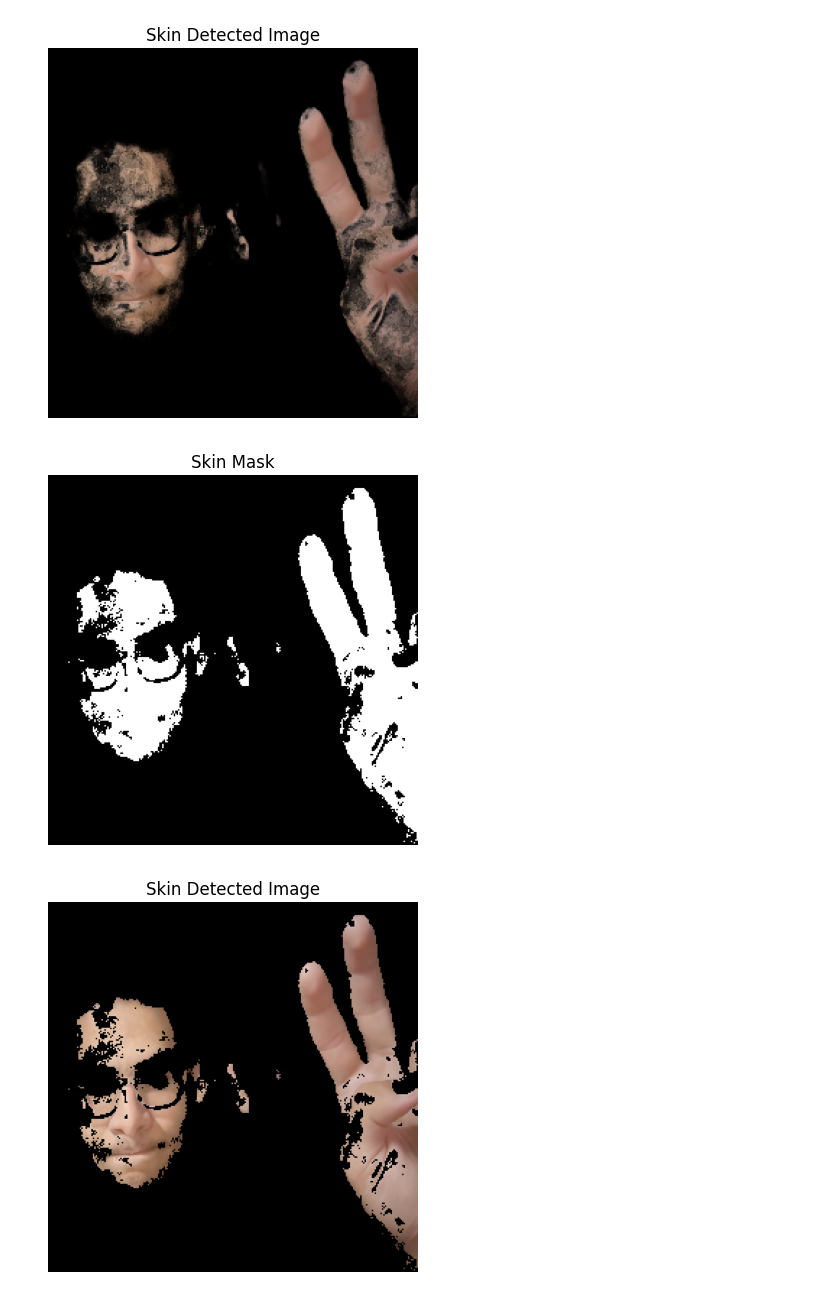
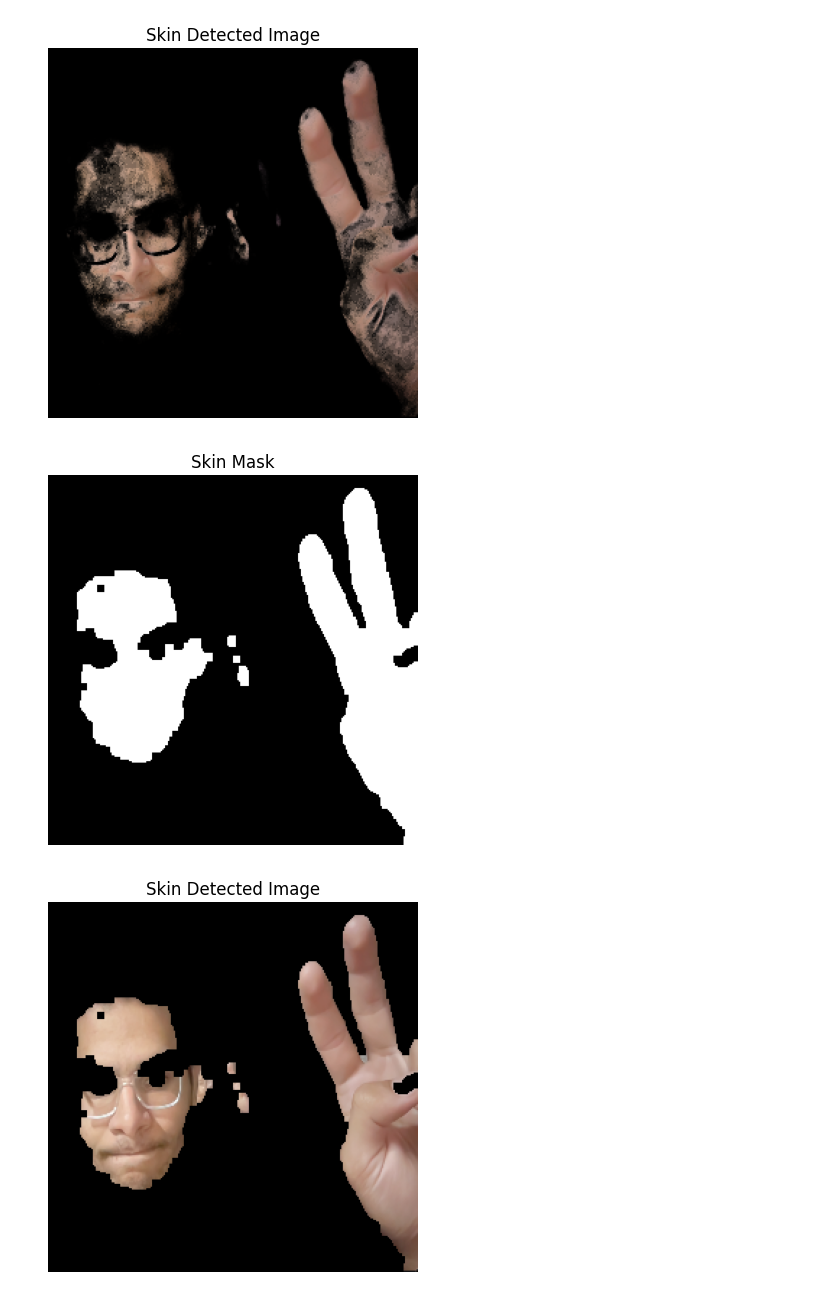
Before and after one commit to zizoisprogramming/Paint-A-Distance, a Jupyter notebook: gaussian_trial.ipynb, the cells around one changed output. Saved outputs shown, nothing was run; the diff lists cells and outputs as text; code cells hidden in the pictures.

Commit message:
Adding morphology, trying to remove face

```diff
--- a/gaussian_trial.ipynb
+++ b/gaussian_trial.ipynb
@@ -48,13 +49,23 @@ nonSkinCov = cov[2]
 # %%
 def prob_c_label(C, mean, cov):
     C = np.array(C)
-    C = C - mean
-    return np.exp(-0.5 * np.dot(C.T,np.dot(np.linalg.inv(cov), C))) / (2 * np.pi * np.sqrt(np.linalg.det(cov)))
+    mean = np.array(mean)
+    cov = np.array(cov)
+    C_diff = C - mean
+    inv_cov = np.linalg.inv(cov)
+    prob = np.exp(-0.5 * np.sum(np.dot(C_diff.T, inv_cov) * C_diff))
+    norm_factor = np.sqrt(np.linalg.det(cov) * (2 * np.pi) ** C.shape[0])
+    return prob / norm_factor
 def prob_skin_c(C, skinMean, skinCov, nonSkinMean, nonSkinCov):
     probCskin = prob_c_label(C, skinMean, skinCov)
     probCnonSkin = prob_c_label(C, nonSkinMean, nonSkinCov)
     return probCskin / (probCskin + probCnonSkin)
 # %%
+def cleanMask(skinMask):
+    binaryMask = cv2.threshold(skinMask, 0.15, 1, cv2.THRESH_BINARY)[1]
+    binaryMask = cv2.morphologyEx(binaryMask, cv2.MORPH_CLOSE, np.ones((3, 3)), iterations=2)
+    binaryMask = cv2.morphologyEx(binaryMask, cv2.MORPH_OPEN, np.ones((3, 3)), iterations=2)
+    return binaryMask
 def show_images(images,titles=None):
     #This function is used to show image(s) with titles by sending an array of images and an array of associated titles.
     # images[0] will be drawn with the title titles[0] if exists
@@ -77,15 +88,14 @@ def show_images(images,titles=None):
 image = cv2.imread('/Users/zeyaddaowd/Desktop/sora2.png')
 image = cv2.cvtColor(image, cv2.COLOR_BGR2RGB)
 image = cv2.resize(image, (256, 256))
+original = image.copy()
 YCC = cv2.cvtColor(image, cv2.COLOR_RGB2YCrCb)
 image = image.astype(np.float64) / 255
 C = YCC[:, :, 1:]
 skinMask = np.zeros((image.shape[0], image.shape[1]))
-skinMask[0,0] = prob_skin_c(C[0,0], skinMean, skinCov, nonSkinMean, nonSkinCov)
-for i in range(image.shape[0]):
-    for j in range(image.shape[1]):
-        skinMask[i, j] = prob_skin_c(C[i,j], skinMean, skinCov, nonSkinMean, nonSkinCov)
-show_images([image], ['Original Image'])
+skinMask = np.apply_along_axis(lambda x: prob_skin_c(x, skinMean, skinCov, nonSkinMean, nonSkinCov), axis=2, arr=C)
+
+show_images([original], ['Original Image'])
 show_images([skinMask], ['Skin Mask'])
 show_images([image * skinMask[:, :, np.newaxis]], ['Skin Detected Image'])
 # %% [output]
@@ -93,9 +103,9 @@ show_images([image * skinMask[:, :, np.newaxis]], ['Skin Detected Image'])
 [figure]
 [figure]
 # %%
-binaryMask = cv2.threshold(skinMask, 0.3, 1, cv2.THRESH_BINARY)[1]
+binaryMask = cleanMask(skinMask)
 show_images([binaryMask], ['Skin Mask'])
 show_images([image * binaryMask[:, :, np.newaxis]], ['Skin Detected Image'])
 # %% [output]
-[figure, old version]
+[figure, new version]
-[figure, old version]
+[figure, new version]
```
Also changed, not shown: parts of 4 cells of this notebook.
